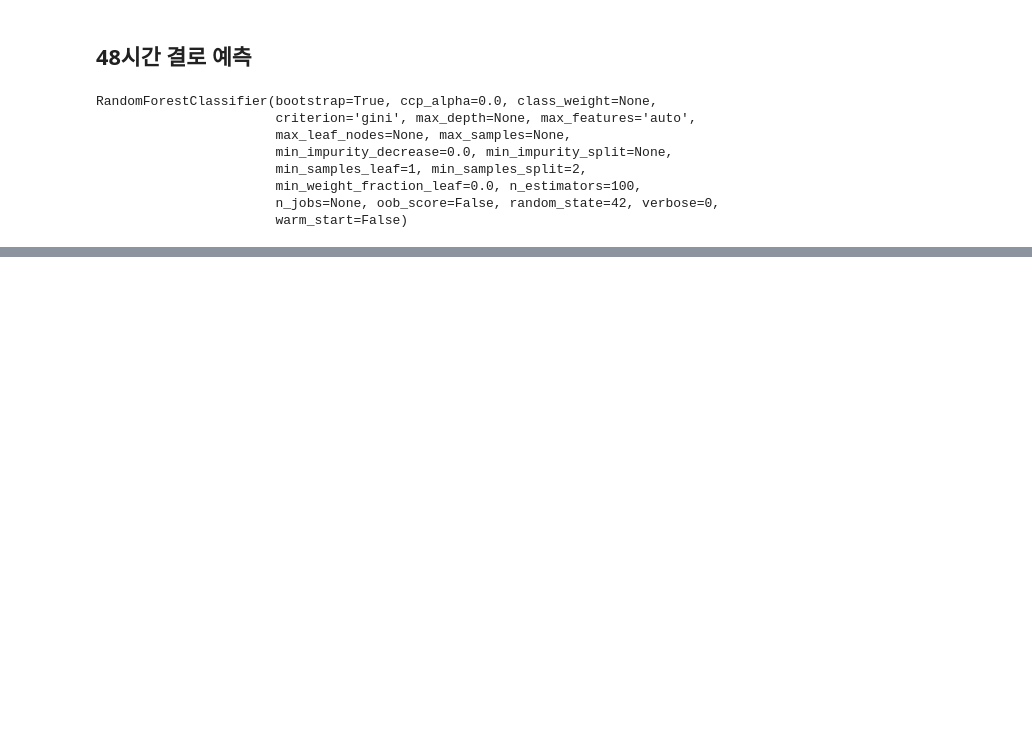
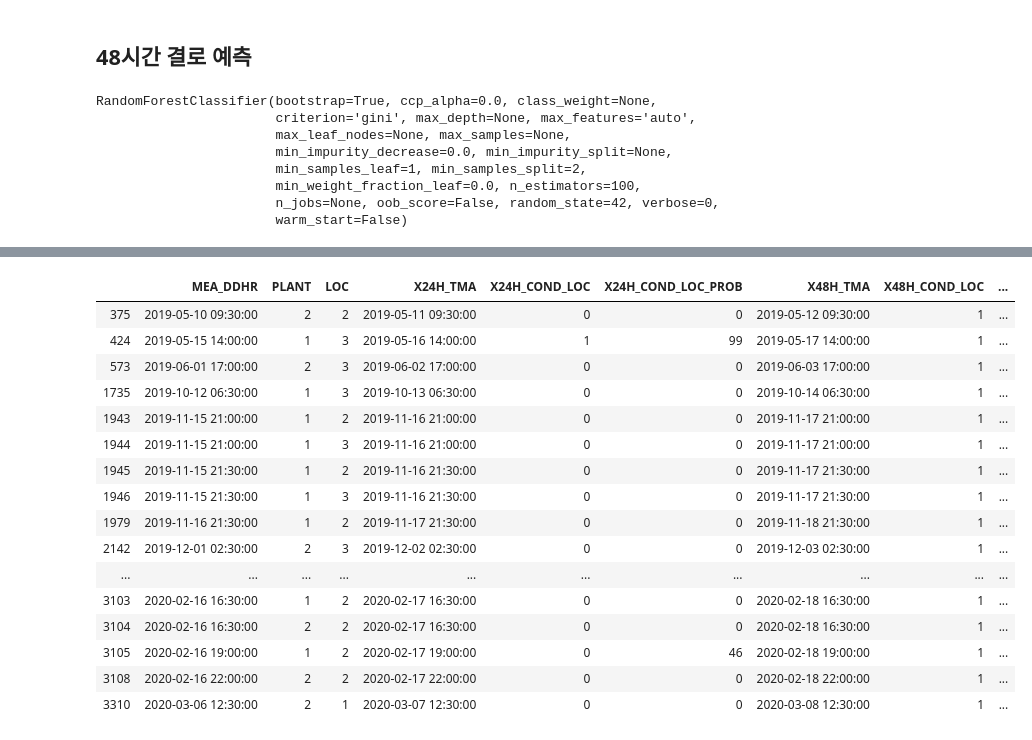
Before and after one commit to ek-koh/2020-Weather-Bigdata-Contest, a Jupyter notebook: Weather-Bigdata-Contest/3.머신러닝.ipynb, the cells around one changed output, grey strips where cells are left out. Cells and saved outputs as stored; diff of their text form; code cells hidden in the pictures; blank space fills up the shorter version.

```diff
--- a/Weather-Bigdata-Contest/3.머신러닝.ipynb
+++ b/Weather-Bigdata-Contest/3.머신러닝.ipynb
@@ -210,0 +393,20 @@ plt.show()
+# %%
+findCondRow48(lgValiation)
+# %% [output]
+|  | MEA_DDHR | PLANT | LOC | X24H_TMA | X24H_COND_LOC | X24H_COND_LOC_PROB | X48H_TMA | X48H_COND_LOC | ... |
+| 375 | 2019-05-10 09:30:00 | 2 | 2 | 2019-05-11 09:30:00 | 0 | 0 | 2019-05-12 09:30:00 | 1 | ... |
+| 424 | 2019-05-15 14:00:00 | 1 | 3 | 2019-05-16 14:00:00 | 1 | 99 | 2019-05-17 14:00:00 | 1 | ... |
+| 573 | 2019-06-01 17:00:00 | 2 | 3 | 2019-06-02 17:00:00 | 0 | 0 | 2019-06-03 17:00:00 | 1 | ... |
+| 1735 | 2019-10-12 06:30:00 | 1 | 3 | 2019-10-13 06:30:00 | 0 | 0 | 2019-10-14 06:30:00 | 1 | ... |
+| 1943 | 2019-11-15 21:00:00 | 1 | 2 | 2019-11-16 21:00:00 | 0 | 0 | 2019-11-17 21:00:00 | 1 | ... |
+| 1944 | 2019-11-15 21:00:00 | 1 | 3 | 2019-11-16 21:00:00 | 0 | 0 | 2019-11-17 21:00:00 | 1 | ... |
+| 1945 | 2019-11-15 21:30:00 | 1 | 2 | 2019-11-16 21:30:00 | 0 | 0 | 2019-11-17 21:30:00 | 1 | ... |
+| 1946 | 2019-11-15 21:30:00 | 1 | 3 | 2019-11-16 21:30:00 | 0 | 0 | 2019-11-17 21:30:00 | 1 | ... |
+| 1979 | 2019-11-16 21:30:00 | 1 | 2 | 2019-11-17 21:30:00 | 0 | 0 | 2019-11-18 21:30:00 | 1 | ... |
+| 2142 | 2019-12-01 02:30:00 | 2 | 3 | 2019-12-02 02:30:00 | 0 | 0 | 2019-12-03 02:30:00 | 1 | ... |
+| ... | ... | ... | ... | ... | ... | ... | ... | ... | ... |
+| 3103 | 2020-02-16 16:30:00 | 1 | 2 | 2020-02-17 16:30:00 | 0 | 0 | 2020-02-18 16:30:00 | 1 | ... |
+| 3104 | 2020-02-16 16:30:00 | 2 | 2 | 2020-02-17 16:30:00 | 0 | 0 | 2020-02-18 16:30:00 | 1 | ... |
+| 3105 | 2020-02-16 19:00:00 | 1 | 2 | 2020-02-17 19:00:00 | 0 | 46 | 2020-02-18 19:00:00 | 1 | ... |
+| 3108 | 2020-02-16 22:00:00 | 2 | 2 | 2020-02-17 22:00:00 | 0 | 0 | 2020-02-18 22:00:00 | 1 | ... |
+| 3310 | 2020-03-06 12:30:00 | 2 | 1 | 2020-03-07 12:30:00 | 0 | 0 | 2020-03-08 12:30:00 | 1 | ... |
```
Also changed, not shown: parts of 56 cells of this notebook, 7 other files.
